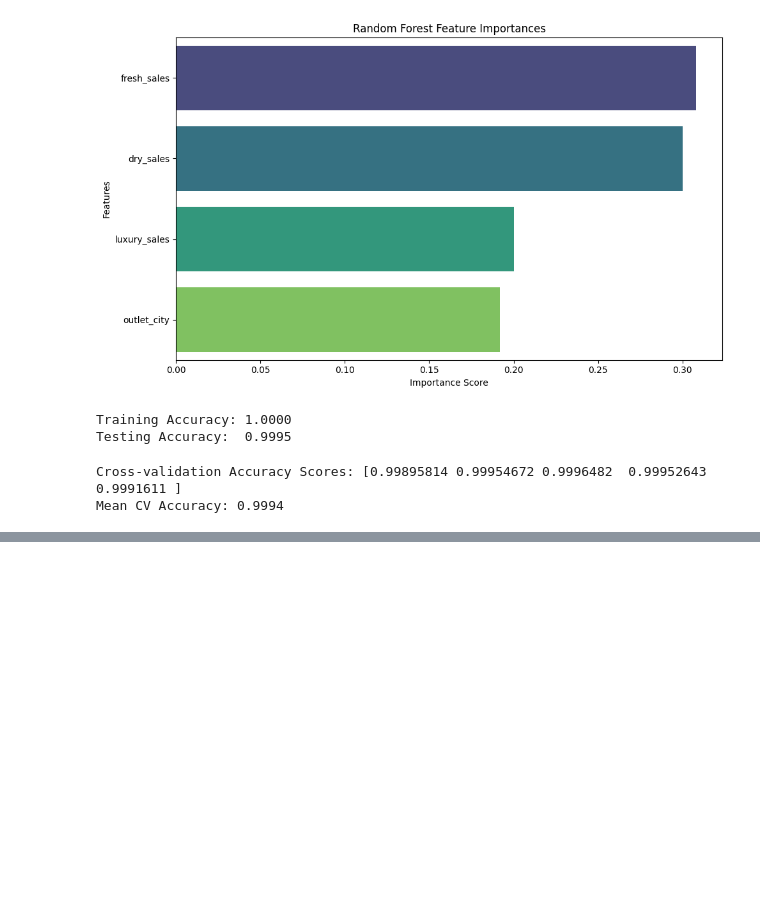
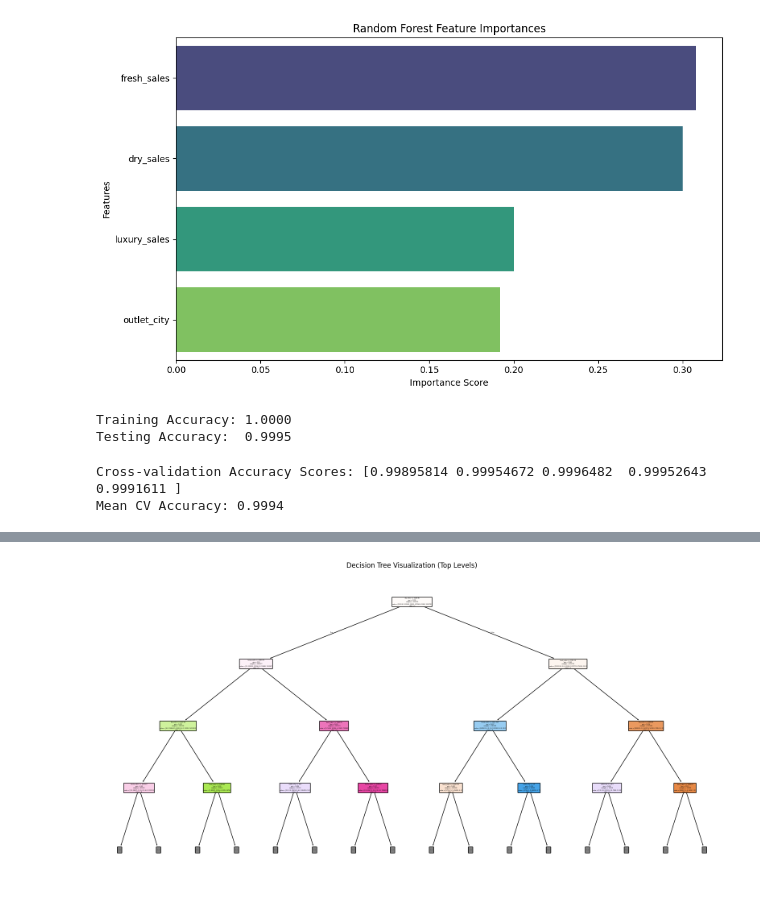
Before and after one commit to DATASCIENCE-PROJECT-GROUP/DATASCIENCE---CW, a Jupyter notebook: MODELLING_2.ipynb, the cells around one changed output, grey strips where cells are left out. Drawn from its saved outputs; the diff is of its cells as text; code cells hidden in the pictures; blank space fills up the shorter version.

```diff
--- a/MODELLING_2.ipynb
+++ b/MODELLING_2.ipynb
@@ -618,0 +668,18 @@ Mean CV Accuracy: 0.9994
+# %%
+from sklearn.tree import plot_tree
+import matplotlib.pyplot as plt
+
+# Visualize the top 3 levels of the decision tree
+plt.figure(figsize=(20, 10))
+plot_tree(
+    dt_model,
+    filled=True,
+    feature_names=X.columns,
+    class_names=[str(cls) for cls in sorted(y.unique())],
+    rounded=True,
+    max_depth=3  # You can increase this if needed
+)
+plt.title("Decision Tree Visualization (Top Levels)")
+plt.show()
+# %% [output]
+[figure, added]
```
Also changed, not shown: parts of 8 cells of this notebook.
